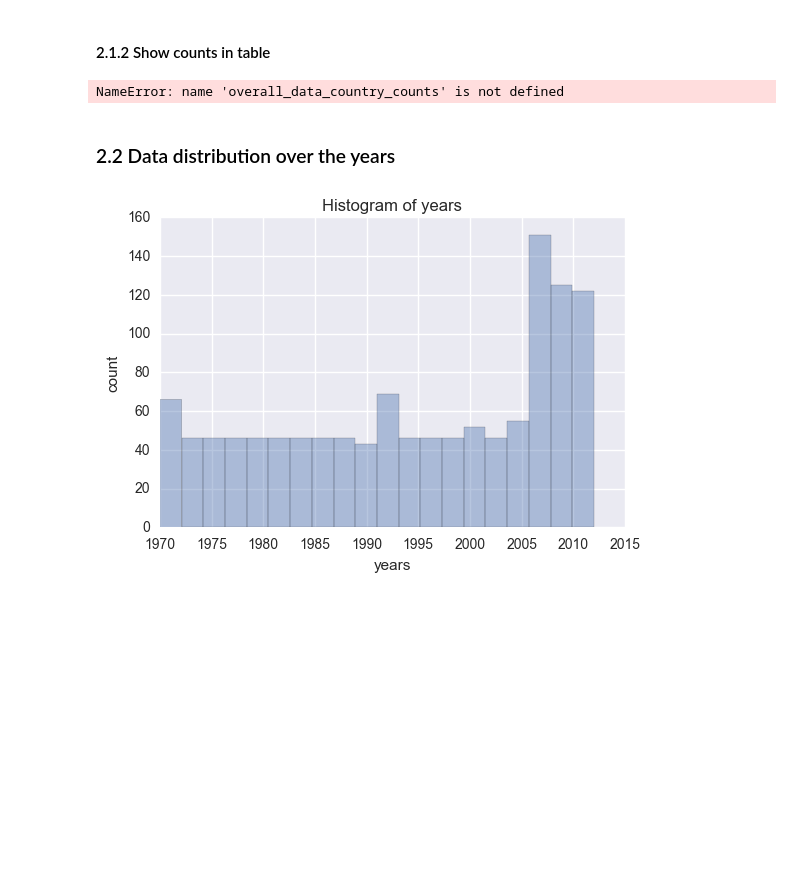
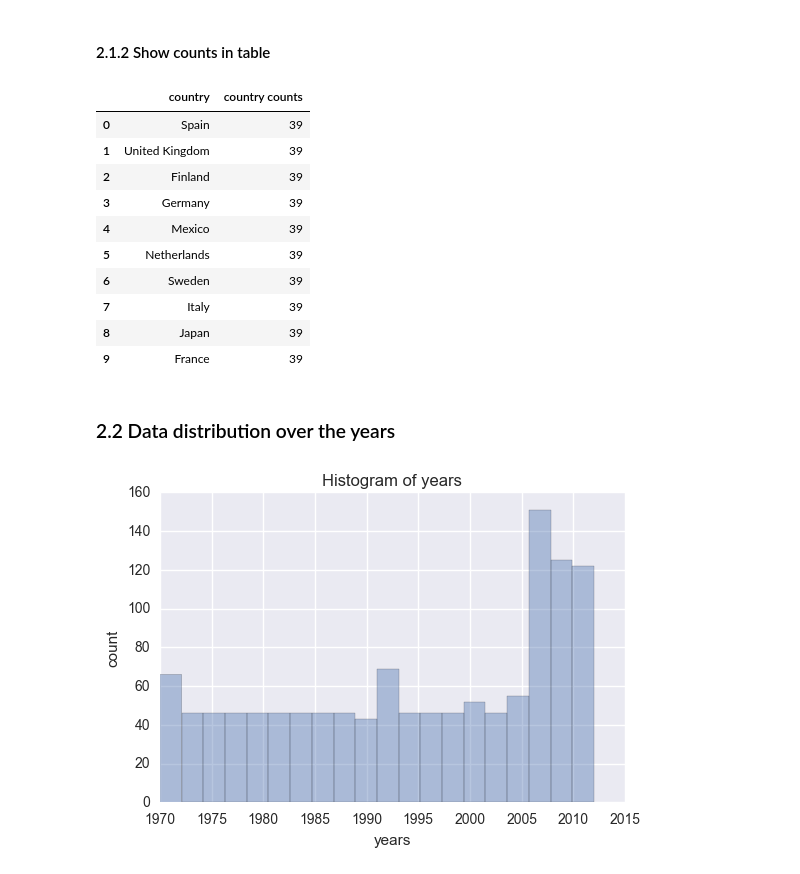
Before and after one commit to acrola/WorkShopDS, a Jupyter notebook: Project-Notebook.ipynb, the cells around one changed output. Cells and saved outputs as stored; diff of their text form; code cells hidden in the pictures; blank space fills up the shorter version.

```diff
--- a/Project-Notebook.ipynb
+++ b/Project-Notebook.ipynb
@@ -60,10 +62,21 @@ if button_plots.value:
 #### 2.1.2 Show counts in table
 # %%
 overall_data_country_counts = overall_data_country_counts.groupby(['country'])[['country','country counts']].mean()
+overall_data_country_counts = overall_data_country_counts.sort('country counts', ascending=False)
 overall_data_country_counts.reset_index(inplace=True)
 overall_data_country_counts[['country','country counts']].head(10)
 # %% [output]
-NameError: name 'overall_data_country_counts' is not defined
+|  | country | country counts |
+| 0 | Spain | 39 |
+| 1 | United Kingdom | 39 |
+| 2 | Finland | 39 |
+| 3 | Germany | 39 |
+| 4 | Mexico | 39 |
+| 5 | Netherlands | 39 |
+| 6 | Sweden | 39 |
+| 7 | Italy | 39 |
+| 8 | Japan | 39 |
+| 9 | France | 39 |
 # %% [markdown]
 ### 2.2 Data distribution over the years
 # %%
```
Also changed, not shown: parts of 1 cell of this notebook.
